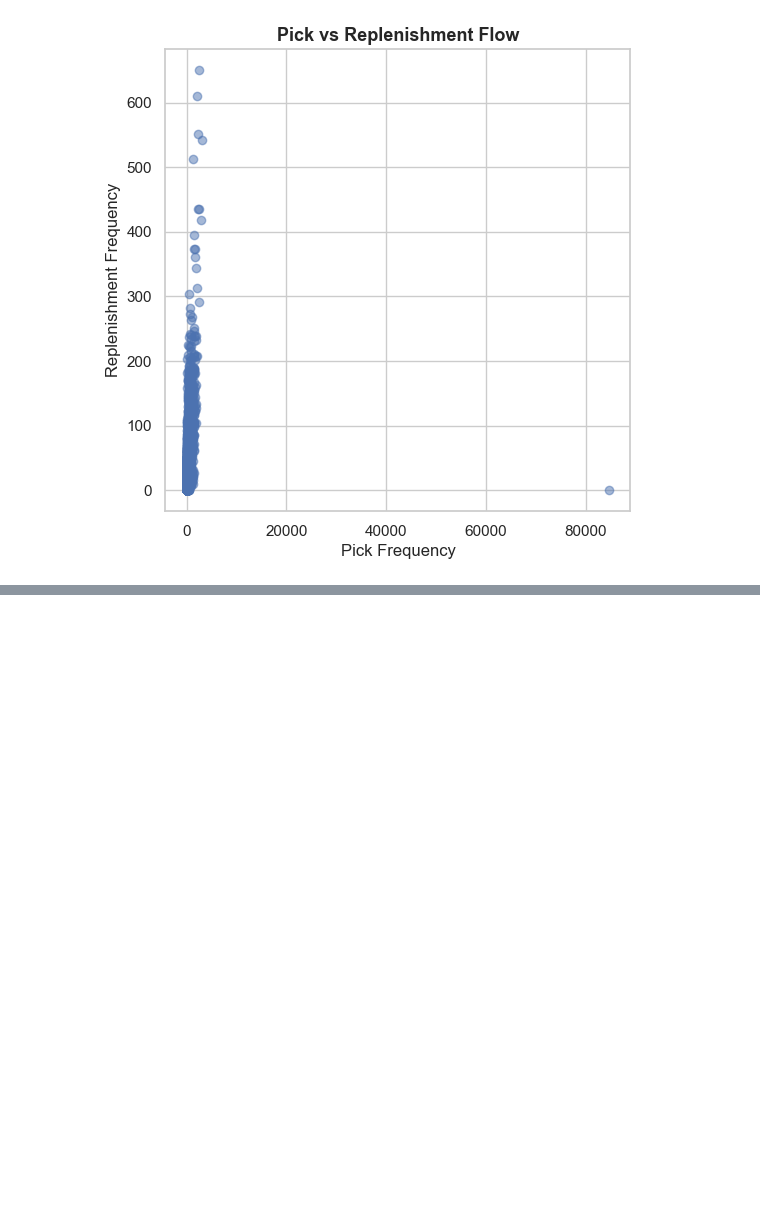
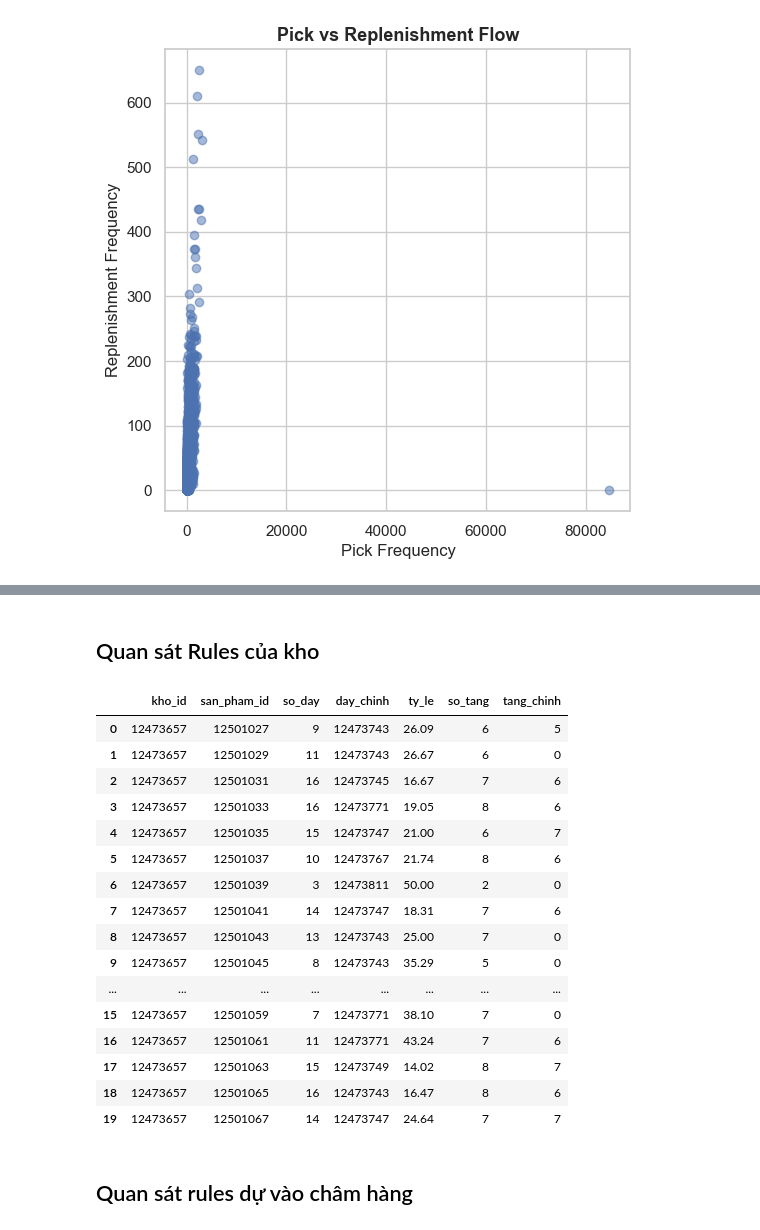
Before and after one commit to KhoaMChe/Warehouse_AI_optimization, a Jupyter notebook: notebooks/EDA.ipynb, the cells around one changed output, grey strips where cells are left out. Drawn from its saved outputs; the diff is of its cells as text; code cells hidden in the pictures; blank space fills up the shorter version.

```diff
--- a/notebooks/analyze.ipynb
+++ b/notebooks/EDA.ipynb
@@ -903,0 +1023,2 @@ plt.show()
+# %% [markdown]
+## Quan sát Rules của kho
@@ -903,0 +1046,8 @@ plt.show()
+# %%
+#lấy số dãy
+so_day = (
+    sku_rule
+    .groupby(["kho_id","san_pham_id"])["day_ke_id"]
+    .nunique()
+    .rename("so_day")
+)
@@ -903,0 +1126,59 @@ plt.show()
+# %%
+so_tang = (
+    sku_rule
+    .groupby(
+        ["kho_id", "san_pham_id"]
+    )["tang"]
+    .nunique()
+    .reset_index(name="so_tang")
+)
+# %%
+summary = (
+    day_chinh
+    .merge(
+        so_day,
+        on=["kho_id","san_pham_id"]
+    )
+    .merge(
+        so_tang,
+        on=["kho_id","san_pham_id"]
+    )
+    .merge(
+        tang_chinh,
+        on=["kho_id","san_pham_id"]
+    )
+)
+
+summary["ty_le"] = (summary["ty_le"]*100).round(2)
+
+summary = summary[
+    [
+        "kho_id",
+        "san_pham_id",
+        "so_day",
+        "day_chinh",
+        "ty_le",
+        "so_tang",
+        "tang_chinh"
+    ]
+]
+
+summary.head(20)
+# %% [output]
+|  | kho_id | san_pham_id | so_day | day_chinh | ty_le | so_tang | tang_chinh |
+| 0 | 12473657 | 12501027 | 9 | 12473743 | 26.09 | 6 | 5 |
+| 1 | 12473657 | 12501029 | 11 | 12473743 | 26.67 | 6 | 0 |
+| 2 | 12473657 | 12501031 | 16 | 12473745 | 16.67 | 7 | 6 |
+| 3 | 12473657 | 12501033 | 16 | 12473771 | 19.05 | 8 | 6 |
+| 4 | 12473657 | 12501035 | 15 | 12473747 | 21.00 | 6 | 7 |
+| 5 | 12473657 | 12501037 | 10 | 12473767 | 21.74 | 8 | 6 |
+| 6 | 12473657 | 12501039 | 3 | 12473811 | 50.00 | 2 | 0 |
+| 7 | 12473657 | 12501041 | 14 | 12473747 | 18.31 | 7 | 6 |
+| 8 | 12473657 | 12501043 | 13 | 12473743 | 25.00 | 7 | 0 |
+| 9 | 12473657 | 12501045 | 8 | 12473743 | 35.29 | 5 | 0 |
+| ... | ... | ... | ... | ... | ... | ... | ... |
+| 15 | 12473657 | 12501059 | 7 | 12473771 | 38.10 | 7 | 0 |
+| 16 | 12473657 | 12501061 | 11 | 12473771 | 43.24 | 7 | 6 |
+| 17 | 12473657 | 12501063 | 15 | 12473749 | 14.02 | 8 | 7 |
+| 18 | 12473657 | 12501065 | 16 | 12473743 | 16.47 | 8 | 6 |
+| 19 | 12473657 | 12501067 | 14 | 12473747 | 24.64 | 7 | 7 |
@@ -903,0 +1191,2 @@ plt.show()
+# %% [markdown]
+## Quan sát rules dự vào châm hàng
```
Also changed, not shown: parts of 28 cells of this notebook, 17 other files.
